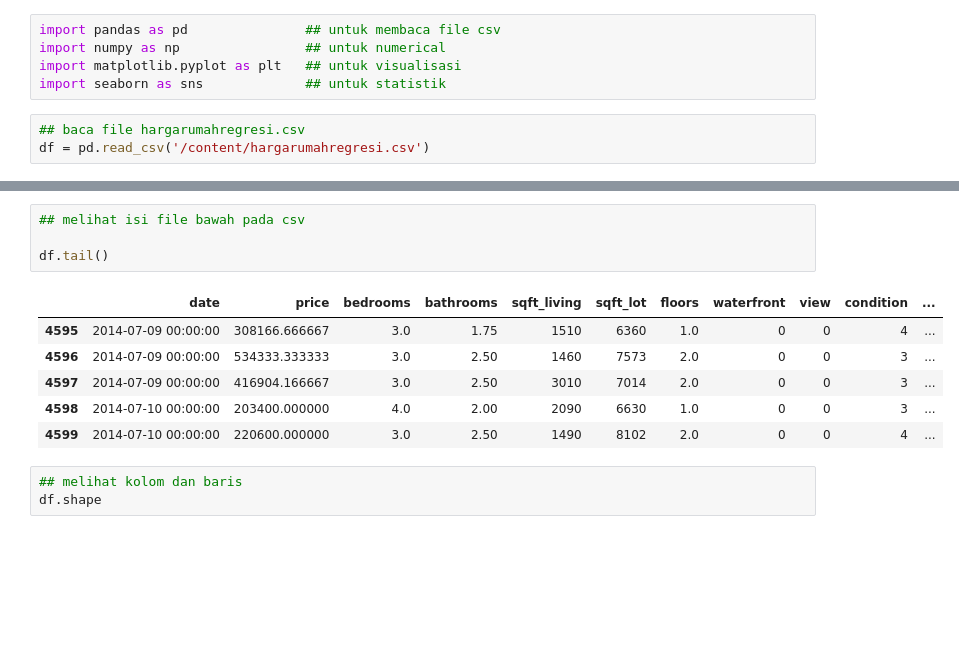
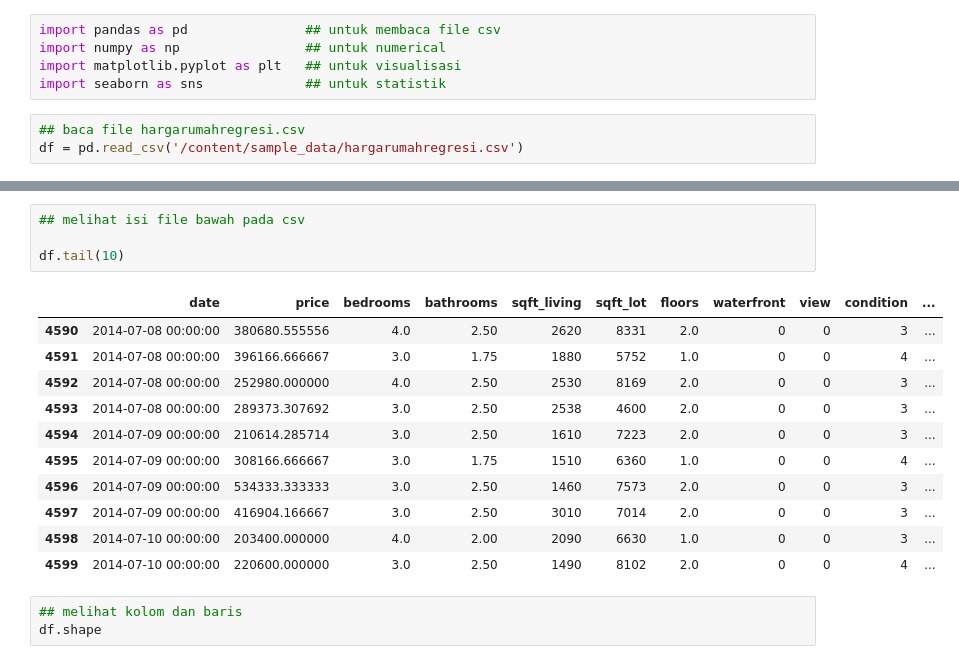
Before and after one commit to baladalintang/balada, a Jupyter notebook: regeresihargarumah.ipynb, the cells around one changed output, grey strips where cells are left out. Saved outputs shown, nothing was run; the diff lists cells and outputs as text; blank space fills up the shorter version.

```diff
--- a/regeresihargarumah.ipynb
+++ b/regeresihargarumah.ipynb
@@ -7,4 +16,4 @@ import matplotlib.pyplot as plt   ## untuk visualisasi
 import seaborn as sns             ## untuk statistik
 # %%
 ## baca file hargarumahregresi.csv
-df = pd.read_csv('/content/hargarumahregresi.csv')
+df = pd.read_csv('/content/sample_data/hargarumahregresi.csv')
@@ -21,9 +37,14 @@ df.head()
 # %%
 ## melihat isi file bawah pada csv
 
-df.tail()
+df.tail(10)
 # %% [output]
 |  | date | price | bedrooms | bathrooms | sqft_living | sqft_lot | floors | waterfront | view | condition | ... |
+| 4590 | 2014-07-08 00:00:00 | 380680.555556 | 4.0 | 2.50 | 2620 | 8331 | 2.0 | 0 | 0 | 3 | ... |
+| 4591 | 2014-07-08 00:00:00 | 396166.666667 | 3.0 | 1.75 | 1880 | 5752 | 1.0 | 0 | 0 | 4 | ... |
+| 4592 | 2014-07-08 00:00:00 | 252980.000000 | 4.0 | 2.50 | 2530 | 8169 | 2.0 | 0 | 0 | 3 | ... |
+| 4593 | 2014-07-08 00:00:00 | 289373.307692 | 3.0 | 2.50 | 2538 | 4600 | 2.0 | 0 | 0 | 3 | ... |
+| 4594 | 2014-07-09 00:00:00 | 210614.285714 | 3.0 | 2.50 | 1610 | 7223 | 2.0 | 0 | 0 | 3 | ... |
 | 4595 | 2014-07-09 00:00:00 | 308166.666667 | 3.0 | 1.75 | 1510 | 6360 | 1.0 | 0 | 0 | 4 | ... |
 | 4596 | 2014-07-09 00:00:00 | 534333.333333 | 3.0 | 2.50 | 1460 | 7573 | 2.0 | 0 | 0 | 3 | ... |
 | 4597 | 2014-07-09 00:00:00 | 416904.166667 | 3.0 | 2.50 | 3010 | 7014 | 2.0 | 0 | 0 | 3 | ... |
```
Also changed, not shown: parts of 17 cells of this notebook.
